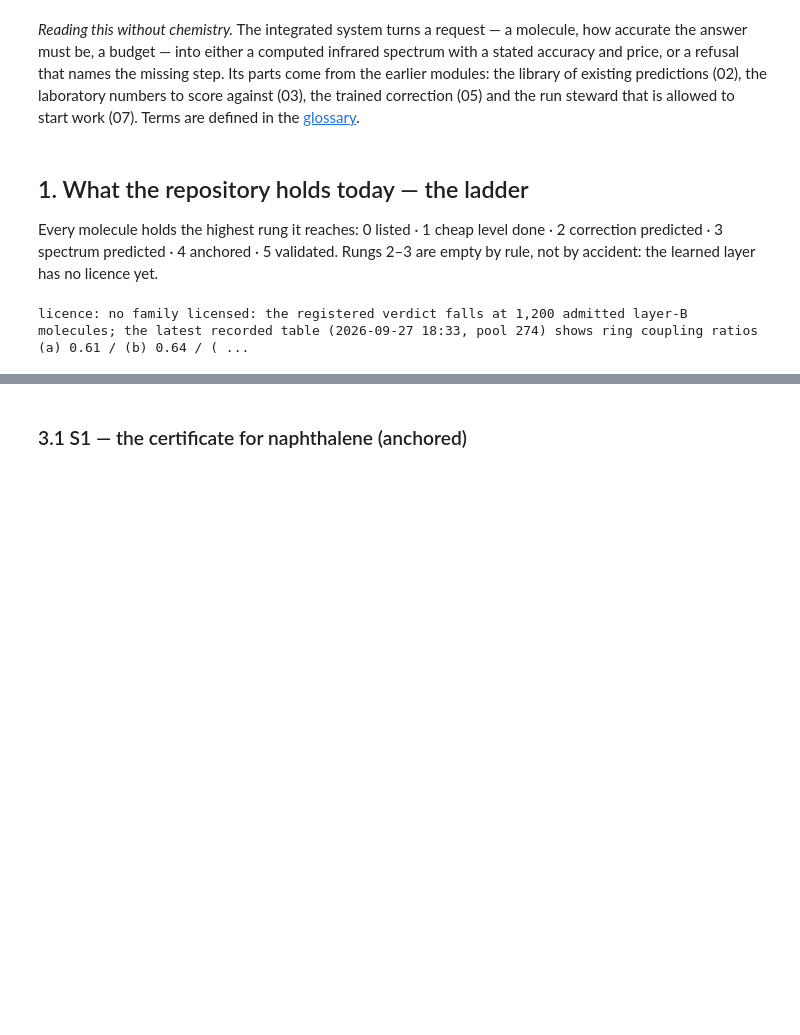
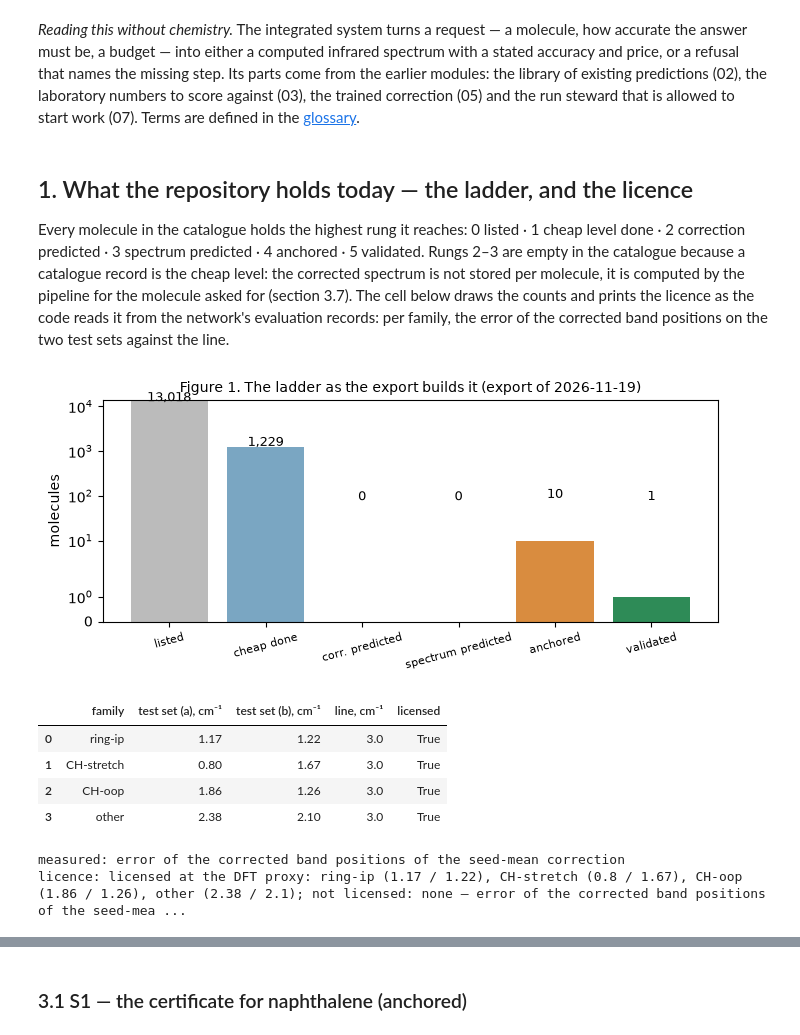
Before and after one commit to thebreadishard/udacity-capstone-plan, a Jupyter notebook: plans/05_delta-probed-ir-pipeline/modules/08_industry_synthesis/notebook/integrated_system.ipynb, the cells around one changed output, grey strips where cells are left out. Cells and saved outputs as stored; diff of their text form; code cells hidden in the pictures; blank space fills up the shorter version.

```diff
--- a/plans/05_delta-probed-ir-pipeline/modules/08_industry_synthesis/notebook/integrated_system.ipynb
+++ b/plans/05_delta-probed-ir-pipeline/modules/08_industry_synthesis/notebook/integrated_system.ipynb
@@ -39,23 +48,35 @@ catalogue: 13,714 molecules, built 2026-10-10T14:01:17Z; rung counts {'listed':
 # %% [markdown]
 *Reading this without chemistry.* The integrated system turns a request — a molecule, how accurate the answer must be, a budget — into either a computed infrared spectrum with a stated accuracy and price, or a refusal that names the missing step. Its parts come from the earlier modules: the library of existing predictions (02), the laboratory numbers to score against (03), the trained correction (05) and the run steward that is allowed to start work (07). Terms are defined in the [glossary](https://github.com/thebreadishard/udacity-capstone-plan/blob/master/plans/05_delta-probed-ir-pipeline/modules/GLOSSARY.md).
 # %% [markdown]
-## 1. What the repository holds today — the ladder
+## 1. What the repository holds today — the ladder, and the licence
 
-Every molecule holds the highest rung it reaches: 0 listed · 1 cheap level done · 2 correction predicted · 3 spectrum predicted · 4 anchored · 5 validated.
-Rungs 2–3 are empty by rule, not by accident: the learned layer has no licence yet.
+Every molecule in the catalogue holds the highest rung it reaches: 0 listed · 1 cheap level done · 2 correction predicted · 3 spectrum predicted ·
+4 anchored · 5 validated. Rungs 2–3 are empty in the catalogue because a catalogue record is the cheap level: the corrected spectrum is not stored
+per molecule, it is computed by the pipeline for the molecule asked for (section 3.7). The cell below draws the counts and prints the licence as the
+code reads it from the network's evaluation records: per family, the error of the corrected band positions on the two test sets against the line.
 # %%
 order = ["listed", "cheap_level_done", "correction_predicted", "spectrum_predicted", "anchored", "validated"]
 rc = {i: int(cat.summary["rung_counts"].get(k, 0)) for i, k in enumerate(order)}           # the export keys the counts by label
 labels = ["listed", "cheap done", "corr. predicted", "spectrum predicted", "anchored", "validated"]
 fig, ax = plt.subplots(figsize=(7, 3.2))
 ax.bar(range(6), [rc[i] for i in range(6)], color=["#bbb", "#7aa6c2", "#ddd", "#ddd", "#d98c3f", "#2e8b57"])
 for i in range(6):
     ax.text(i, rc[i] + 80, f"{rc[i]:,}", ha="center", fontsize=9)
 ax.set_xticks(range(6)); ax.set_xticklabels(labels, rotation=15, fontsize=8); ax.set_yscale("symlog"); ax.set_ylabel("molecules")
-ax.set_title("Figure 1. The ladder as the export builds it (28 September 2026)", fontsize=10); fig.tight_layout(); fig.savefig(FIG / "ladder_counts.png", dpi=150); plt.show()
-lic = licence_state(); print("licence:", lic["statement"])
+ax.set_title(f"Figure 1. The ladder as the export builds it (export of {cat.summary['built_utc'][:10]})", fontsize=10); fig.tight_layout(); fig.savefig(FIG / "ladder_counts.png", dpi=150); plt.show()
+lic = licence_state()
+display(pd.DataFrame([{"family": f, "test set (a), cm⁻¹": e["a"], "test set (b), cm⁻¹": e["b"], "line, cm⁻¹": lic["line_cm"], "licensed": f in lic["licensed_families"]}
+                      for f, e in lic["errors"].items()]))
+print("measured:", lic["quantity_name"]); print("licence:", lic["statement"])
 # %% [output]
+[figure, added]
+|  | family | test set (a), cm⁻¹ | test set (b), cm⁻¹ | line, cm⁻¹ | licensed |
+| 0 | ring-ip | 1.17 | 1.22 | 3.0 | True |
+| 1 | CH-stretch | 0.80 | 1.67 | 3.0 | True |
+| 2 | CH-oop | 1.86 | 1.26 | 3.0 | True |
+| 3 | other | 2.38 | 2.10 | 3.0 | True |
-licence: no family licensed: the registered verdict falls at 1,200 admitted layer-B molecules; the latest recorded table (2026-09-27 18:33, pool 274) shows ring coupling ratios (a) 0.61 / (b) 0.64 / ( ...
+measured: error of the corrected band positions of the seed-mean correction
+licence: licensed at the DFT proxy: ring-ip (1.17 / 1.22), CH-stretch (0.8 / 1.67), CH-oop (1.86 / 1.26), other (2.38 / 2.1); not licensed: none — error of the corrected band positions of the seed-mea ...
 # %% [markdown]
 ## 2. The system: officer → gate → worker → certificate
 
```
Also changed, not shown: parts of 23 cells of this notebook, 24 other files.
